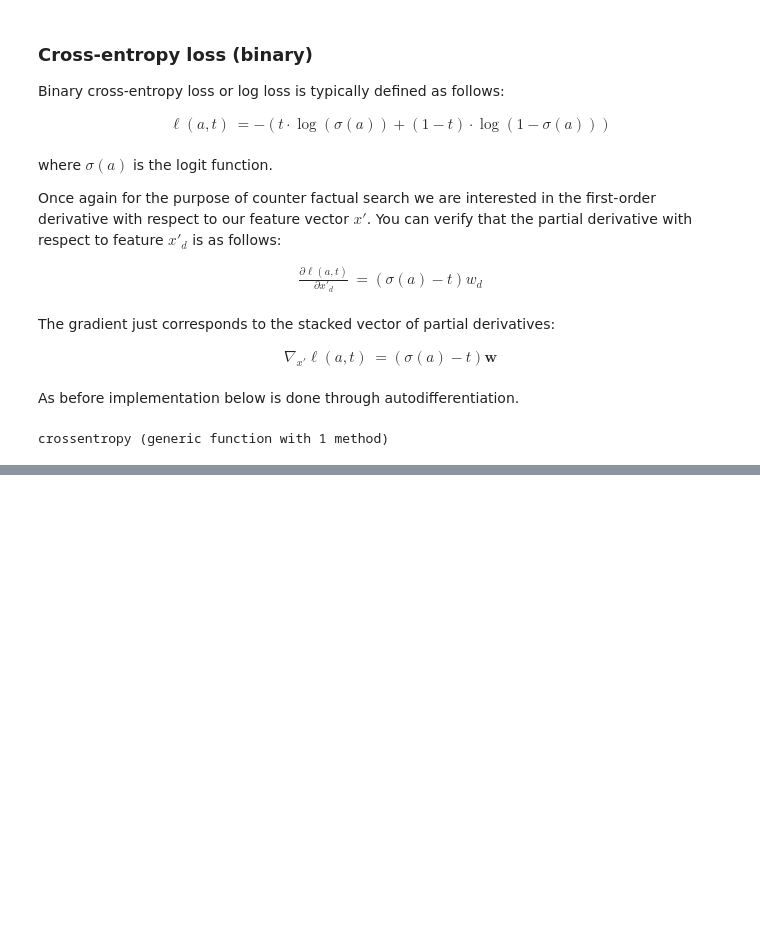
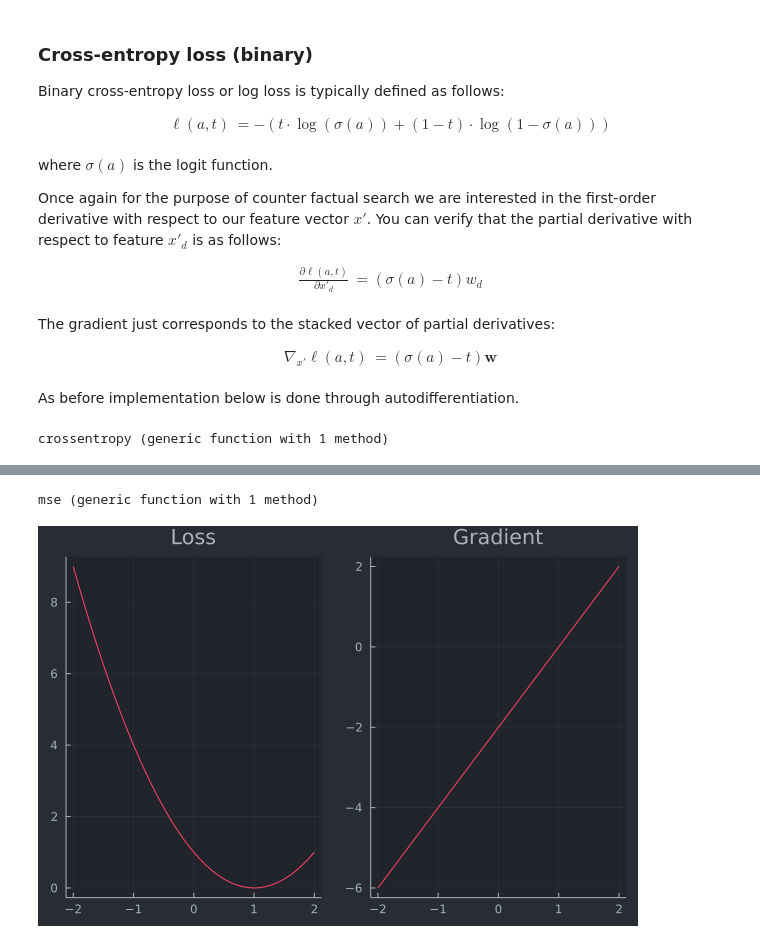
Before and after one commit to JuliaTrustworthyAI/AlgorithmicRecourseDynamics.jl, a Jupyter notebook: tutorials/loss_functions.ipynb, the cells around one changed output, grey strips where cells are left out. Cells and saved outputs as stored; diff of their text form; code cells hidden in the pictures; blank space fills up the shorter version.

```diff
--- a/tutorials/loss_functions.ipynb
+++ b/tutorials/loss_functions.ipynb
@@ -127,0 +142,10 @@ p3 = plot(a, [gradient_man(a,1,1) for a=a])
+# %%
+mse(a,t) = norm(t - a)^2
+# %% [output]
+mse (generic function with 1 method)
+# %%
+p1 = plot(a, [mse(a,1) for a=a], title="Loss")
+p2 = plot(a, [gradient(mse,a,1)[1] for a=a], title="Gradient")
+plot(p1, p2, layout = (1, 2), legend = false)
+# %% [output]
+[figure, added]
```
Also changed, not shown: parts of 9 cells of this notebook, 1 other file.
